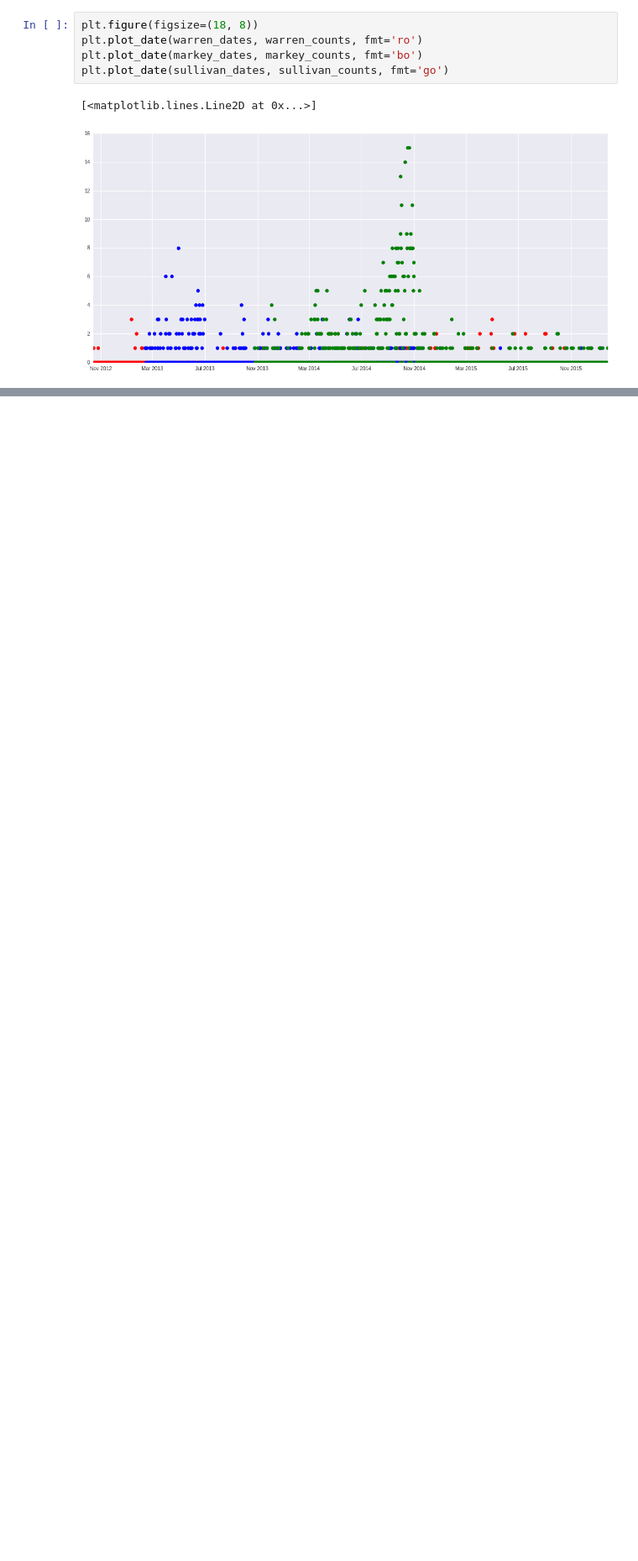
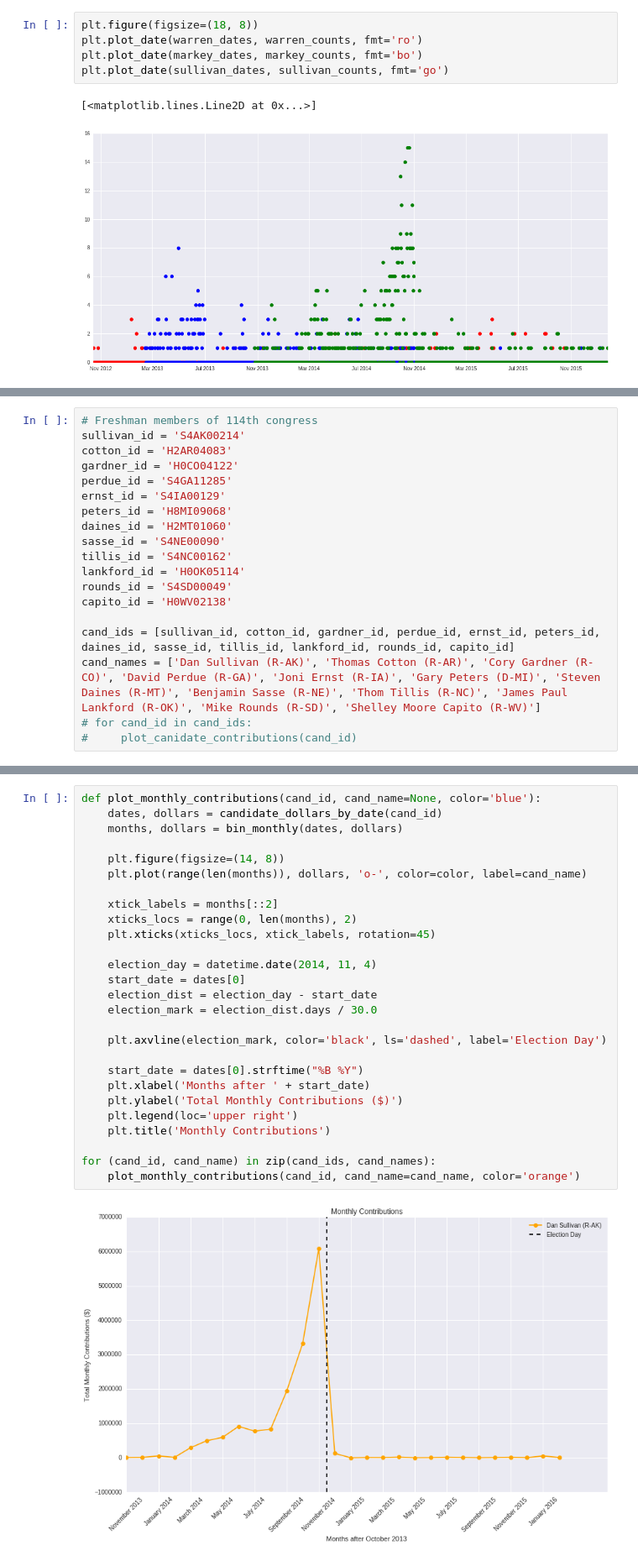
Before and after one commit to idgetto/DataScience16CTW, a Jupyter notebook: exploration/contributions.ipynb, the cells around one changed output, grey strips where cells are left out. Shown: that part at 84% size. Drawn from its saved outputs; the diff is of its cells as text; blank space fills up the shorter version.

Commit message:
plot total monthly contributions

```diff
--- a/exploration/contributions.ipynb
+++ b/exploration/contributions.ipynb
@@ -200,0 +166,19 @@ Name: timepoint, dtype: float64
+# %%
+# Freshman members of 114th congress
+sullivan_id = 'S4AK00214'
+cotton_id = 'H2AR04083'
+gardner_id = 'H0CO04122'
+perdue_id = 'S4GA11285'
+ernst_id = 'S4IA00129'
+peters_id = 'H8MI09068'
+daines_id = 'H2MT01060'
+sasse_id = 'S4NE00090'
+tillis_id = 'S4NC00162'
+lankford_id = 'H0OK05114'
+rounds_id = 'S4SD00049'
+capito_id = 'H0WV02138'
+
+cand_ids = [sullivan_id, cotton_id, gardner_id, perdue_id, ernst_id, peters_id, daines_id, sasse_id, tillis_id, lankford_id, rounds_id, capito_id]
+cand_names = ['Dan Sullivan (R-AK)', 'Thomas Cotton (R-AR)', 'Cory Gardner (R-CO)', 'David Perdue (R-GA)', 'Joni Ernst (R-IA)', 'Gary Peters (D-MI)', 'Steven Daines (R-MT)', 'Benjamin Sasse (R-NE)', 'Thom Tillis (R-NC)', 'James Paul Lankford (R-OK)', 'Mike Rounds (R-SD)', 'Shelley Moore Capito (R-WV)']
+# for cand_id in cand_ids:
+#     plot_canidate_contributions(cand_id)
@@ -200,0 +260,29 @@ Name: timepoint, dtype: float64
+# %%
+def plot_monthly_contributions(cand_id, cand_name=None, color='blue'):
+    dates, dollars = candidate_dollars_by_date(cand_id)
+    months, dollars = bin_monthly(dates, dollars)
+
+    plt.figure(figsize=(14, 8))
+    plt.plot(range(len(months)), dollars, 'o-', color=color, label=cand_name)
+
+    xtick_labels = months[::2]
+    xticks_locs = range(0, len(months), 2)
+    plt.xticks(xticks_locs, xtick_labels, rotation=45)
+
+    election_day = datetime.date(2014, 11, 4)
+    start_date = dates[0]
+    election_dist = election_day - start_date
+    election_mark = election_dist.days / 30.0
+
+    plt.axvline(election_mark, color='black', ls='dashed', label='Election Day')
+
+    start_date = dates[0].strftime("%B %Y")
+    plt.xlabel('Months after ' + start_date)
+    plt.ylabel('Total Monthly Contributions ($)')
+    plt.legend(loc='upper right')
+    plt.title('Monthly Contributions')
+
+for (cand_id, cand_name) in zip(cand_ids, cand_names):
+    plot_monthly_contributions(cand_id, cand_name=cand_name, color='orange')
+# %% [output]
+[figure, added]
```
Also changed, not shown: parts of 14 cells of this notebook, 1 other file.
